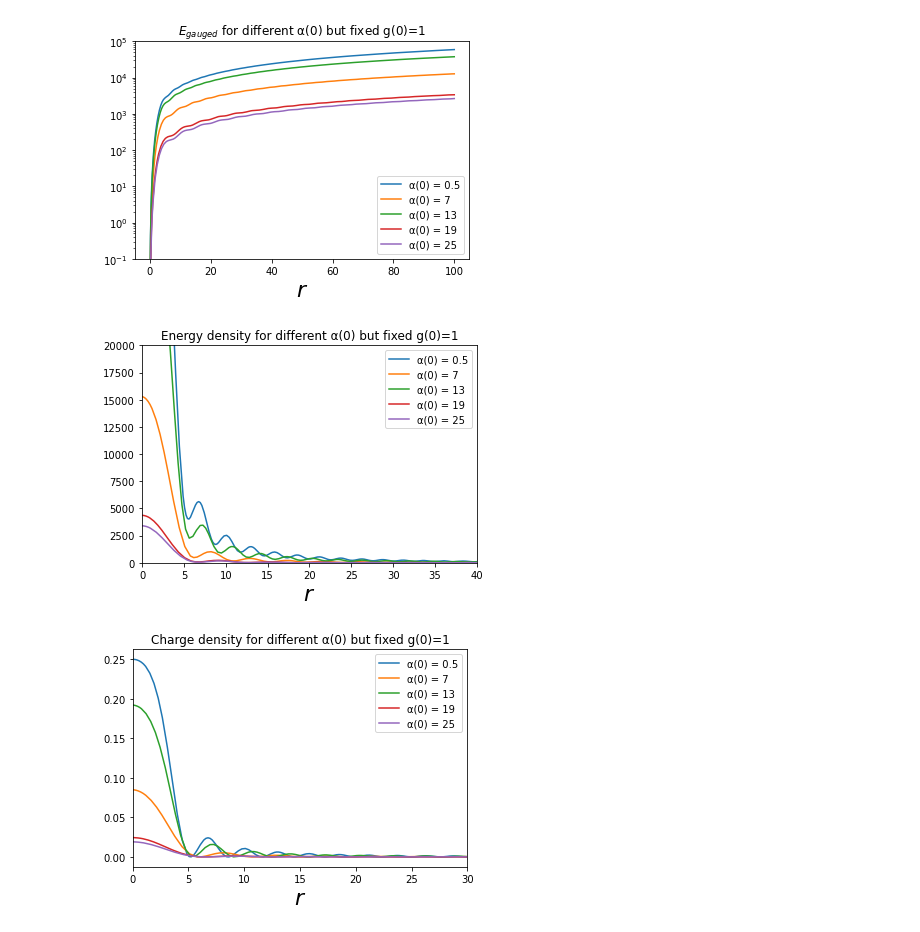
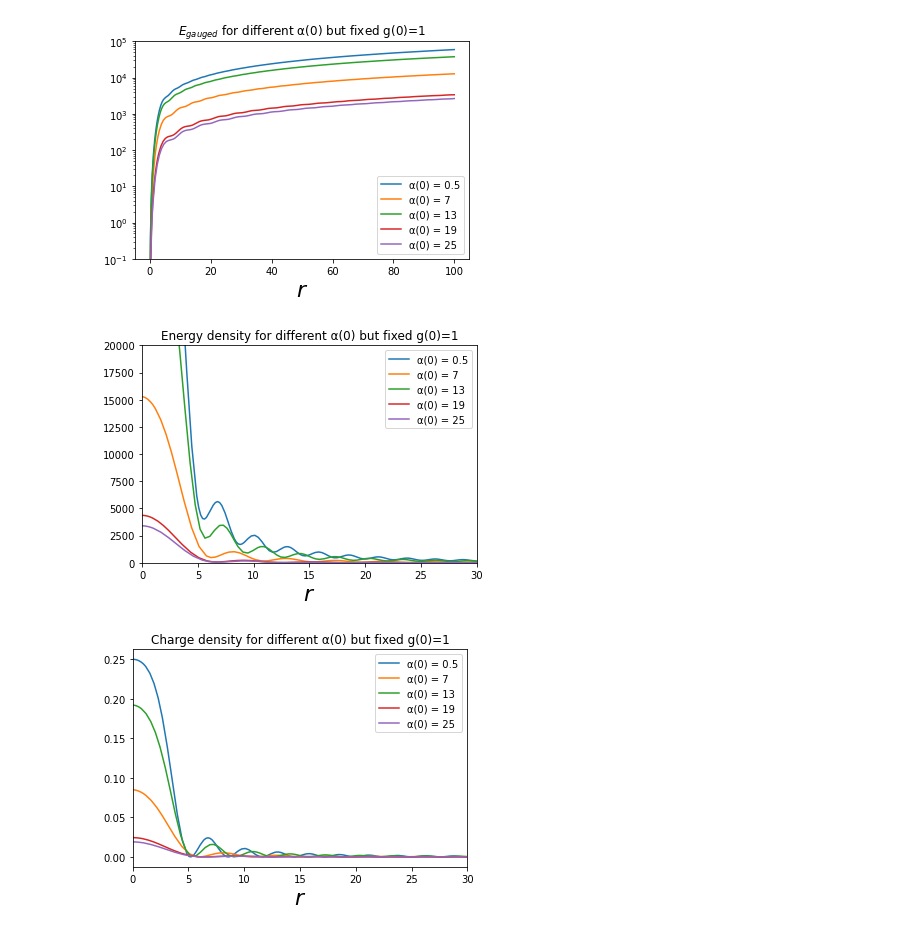
Before and after one commit to SumeetChougule/Skyrme-Q-balls, a Jupyter notebook: notebooks/GQ_ball.ipynb, the cells around one changed output. Drawn from its saved outputs; the diff is of its cells as text; code cells hidden in the pictures.

```diff
--- a/notebooks/GQ_ball.ipynb
+++ b/notebooks/GQ_ball.ipynb
@@ -125,20 +125,20 @@ plt.savefig('E.png', dpi =1000)
 # %%
 plt.plot(n0.rn, n0.ED(),   label =   'α(0) = 0.5')
 plt.plot(n2.rn, n2.ED(),   label =   'α(0) = 7')
 #plt.plot(n3.rn, n3.E(), label = 'α(0) = 10')
 plt.plot(n4.rn, n4.ED(), label = 'α(0) = 13')
 plt.plot(n5.rn, n5.ED(), label = 'α(0) = 19')
 plt.plot(n6.rn, n6.ED(), label = 'α(0) = 25')
 #plt.text(5, .51,'$0π$')
 plt.xlabel('$r$', fontsize=22)
-plt.xlim([0, 40])
+plt.xlim([0, 30])
 plt.ylim([0, 2e4])
 plt.title('Energy density for different α(0) but fixed g(0)=1')
 plt.legend(loc='best')
 #plt.show()
 plt.savefig('E_dens.png', dpi =1000)
 # %% [output]
-[figure, old version]
+[figure, new version]
 # %%
 plt.plot(n0.rn, n0.QD(),   label =   'α(0) = 0.5')
 plt.plot(n2.rn, n2.QD(),   label =   'α(0) = 7')
```
